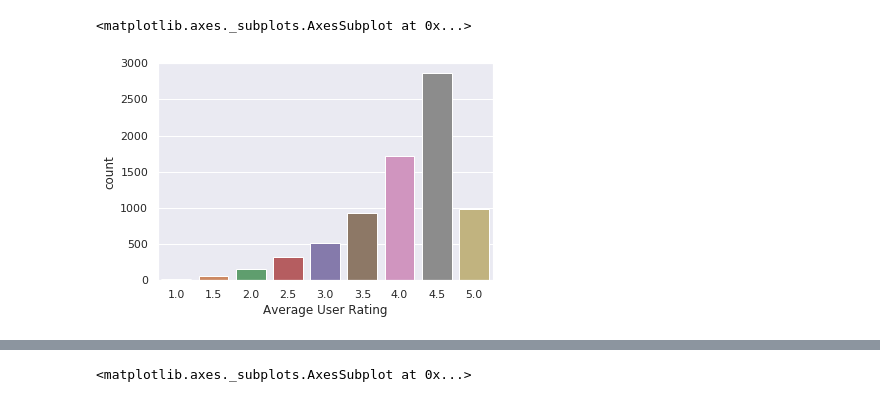
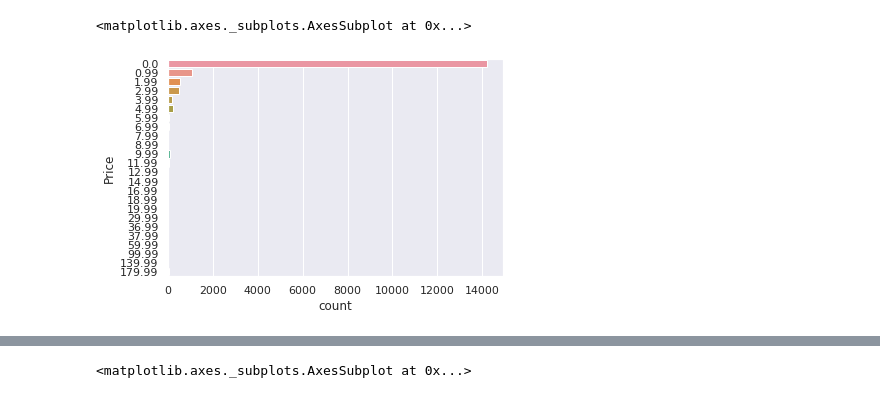
Before and after one commit to BaBaSeyfo/App-Store, a Jupyter notebook: Jacco/appstore_jacco.ipynb, the cells around one changed output, grey strips where cells are left out. Drawn from its saved outputs; the diff is of its cells as text; code cells hidden in the pictures.

```diff
--- a/Jacco/appstore_jacco.ipynb
+++ b/Jacco/appstore_jacco.ipynb
@@ -1,14 +1,15 @@
 # %%
 import seaborn as sns
 import pandas as pd
 data = pd.read_csv("appstore_games.csv")
 
 data2 = data.sort_values(by=['User Rating Count'], ascending=False)
 
 data3 = data2.head(20)
 data['Average User Rating'].dropna(inplace=True)
+
 sns.set()
-sns.countplot(x="Average User Rating", data=data)
+sns.countplot(y="Price", data=data)
 # %% [output]
 <matplotlib.axes._subplots.AxesSubplot at 0x...>
-[figure, old version]
+[figure, new version]
```
Also changed, not shown: parts of 4 cells of this notebook.
